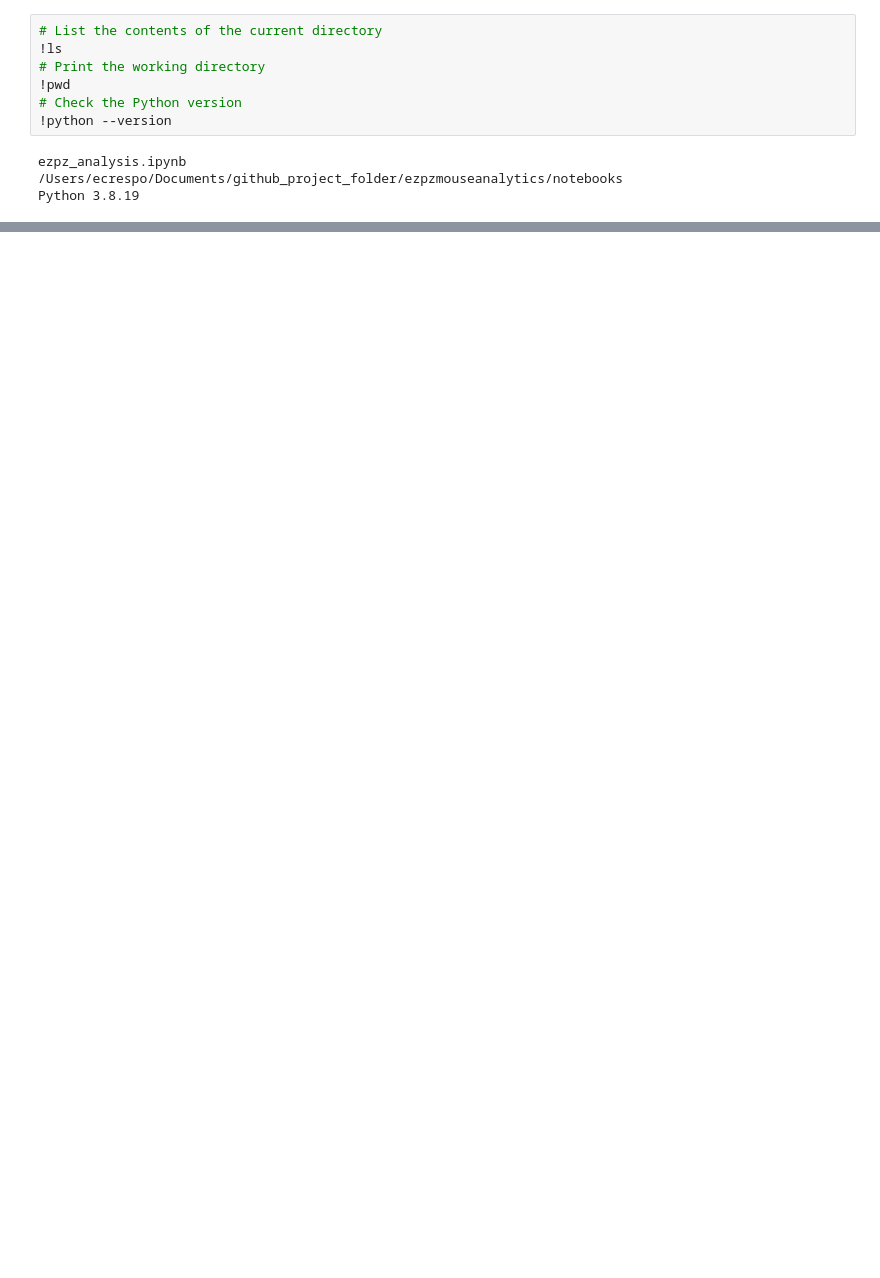
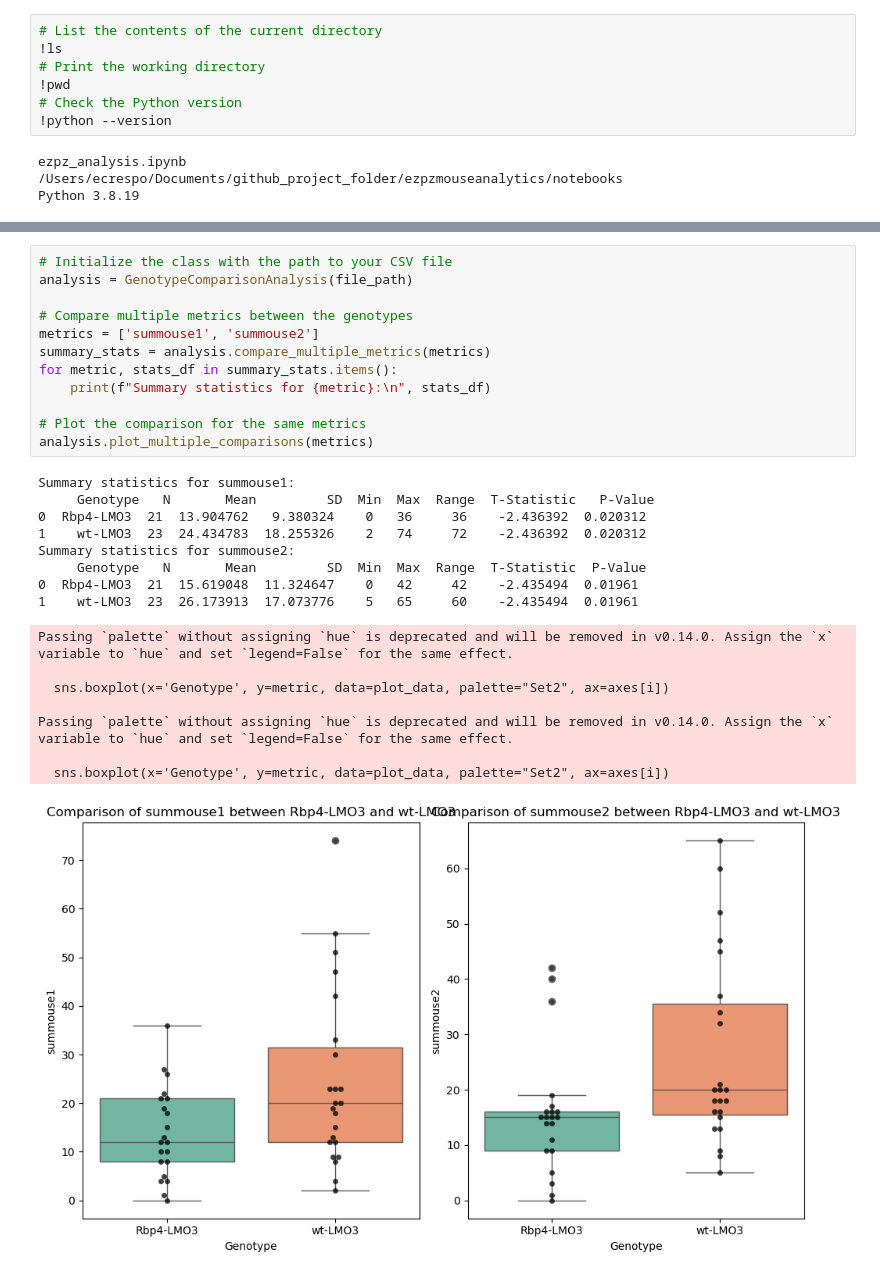
Before and after one commit to ecresp1el/ezpzmouseanalytics, a Jupyter notebook: notebooks/ezpz_analysis.ipynb, the cells around one changed output, grey strips where cells are left out. Drawn from its saved outputs; the diff is of its cells as text; blank space fills up the shorter version.

```diff
--- a/notebooks/ezpz_analysis.ipynb
+++ b/notebooks/ezpz_analysis.ipynb
@@ -126,0 +322,29 @@ Index([1, 2, 3], dtype='uint8')
+# %%
+# Initialize the class with the path to your CSV file
+analysis = GenotypeComparisonAnalysis(file_path)
+
+# Compare multiple metrics between the genotypes
+metrics = ['summouse1', 'summouse2']
+summary_stats = analysis.compare_multiple_metrics(metrics)
+for metric, stats_df in summary_stats.items():
+    print(f"Summary statistics for {metric}:\n", stats_df)
+
+# Plot the comparison for the same metrics
+analysis.plot_multiple_comparisons(metrics)
+# %% [output]
+Summary statistics for summouse1:
+     Genotype   N       Mean         SD  Min  Max  Range  T-Statistic   P-Value
+0  Rbp4-LMO3  21  13.904762   9.380324    0   36     36    -2.436392  0.020312
+1    wt-LMO3  23  24.434783  18.255326    2   74     72    -2.436392  0.020312
+Summary statistics for summouse2:
+     Genotype   N       Mean         SD  Min  Max  Range  T-Statistic  P-Value
+0  Rbp4-LMO3  21  15.619048  11.324647    0   42     42    -2.435494  0.01961
+1    wt-LMO3  23  26.173913  17.073776    5   65     60    -2.435494  0.01961
+Passing `palette` without assigning `hue` is deprecated and will be removed in v0.14.0. Assign the `x` variable to `hue` and set `legend=False` for the same effect.
+
+  sns.boxplot(x='Genotype', y=metric, data=plot_data, palette="Set2", ax=axes[i])
+
+Passing `palette` without assigning `hue` is deprecated and will be removed in v0.14.0. Assign the `x` variable to `hue` and set `legend=False` for the same effect.
+
+  sns.boxplot(x='Genotype', y=metric, data=plot_data, palette="Set2", ax=axes[i])
+[figure, added]
```
Also changed, not shown: parts of 17 cells of this notebook, 4 other files.
